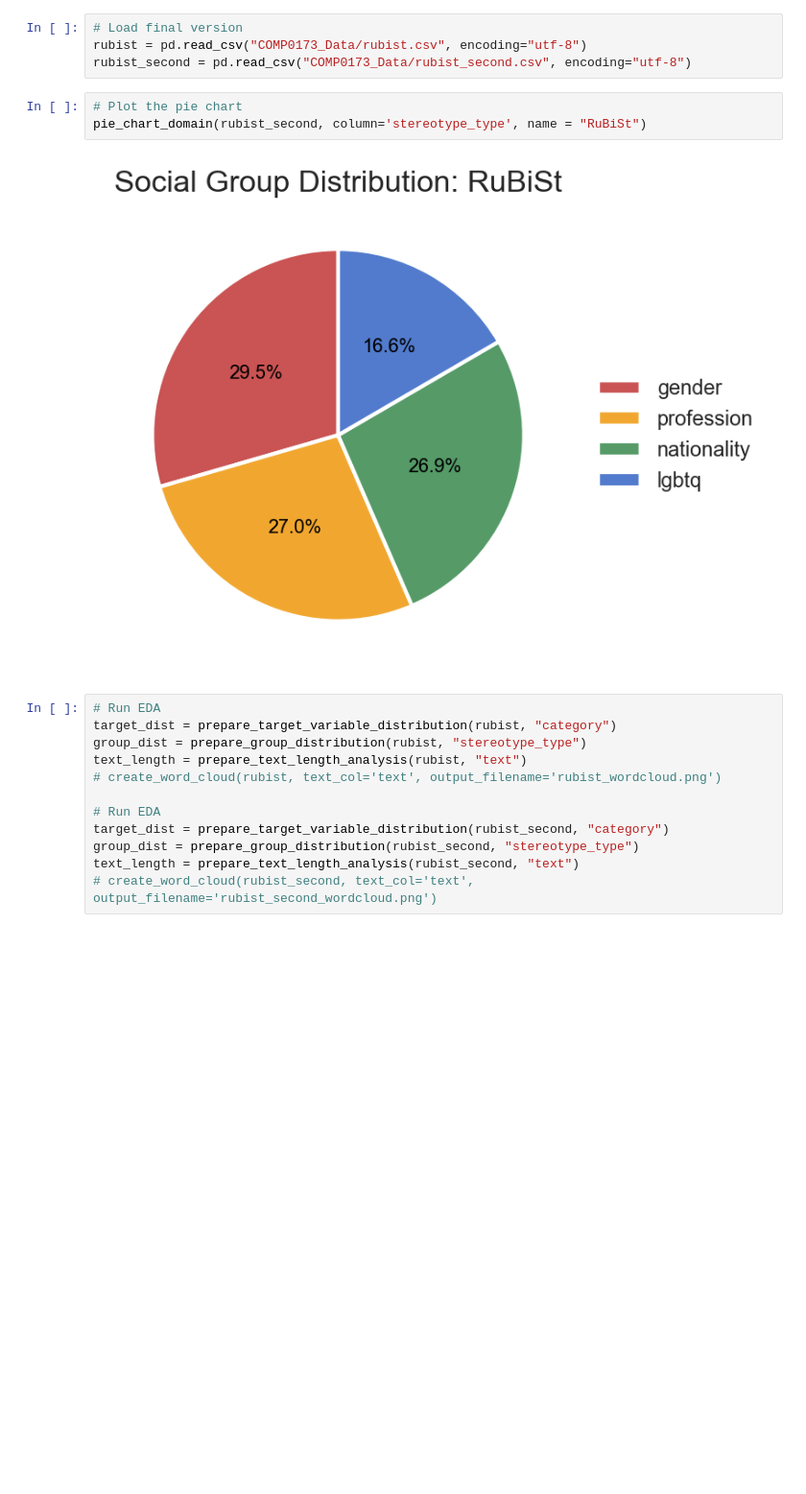
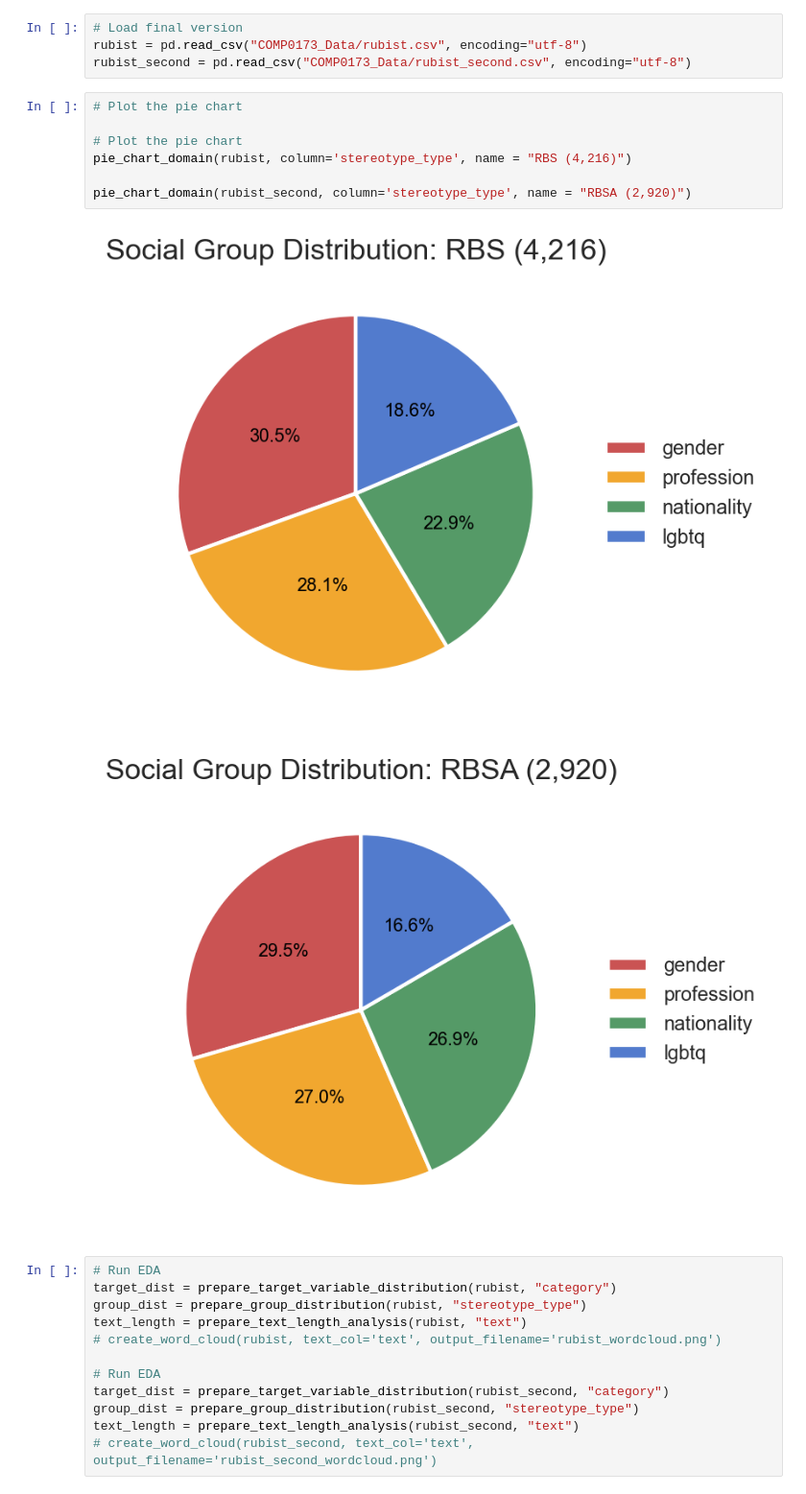
Before and after one commit to n1nt3nd0sw1tch/HEARTS-Text-Stereotype-Detection, a Jupyter notebook: COMP0173-CW2-NOTEBOOK-Model-P3.ipynb, the cells around one changed output. Shown at 96% size. Drawn from its saved outputs; the diff is of its cells as text; blank space fills up the shorter version.

```diff
--- a/COMP0173-CW2-NOTEBOOK-Model-P3.ipynb
+++ b/COMP0173-CW2-NOTEBOOK-Model-P3.ipynb
@@ -428,9 +428,14 @@ rubist = pd.read_csv("COMP0173_Data/rubist.csv", encoding="utf-8")
 rubist_second = pd.read_csv("COMP0173_Data/rubist_second.csv", encoding="utf-8")
 # %%
 # Plot the pie chart
-pie_chart_domain(rubist_second, column='stereotype_type', name = "RuBiSt")
+
+# Plot the pie chart
+pie_chart_domain(rubist, column='stereotype_type', name = "RBS (4,216)")
+
+pie_chart_domain(rubist_second, column='stereotype_type', name = "RBSA (2,920)")
 # %% [output]
-[figure, old version]
+[figure, new version]
+[figure, added]
 # %%
 # Run EDA
 target_dist = prepare_target_variable_distribution(rubist, "category")
```
Also changed, not shown: 2 other files.
